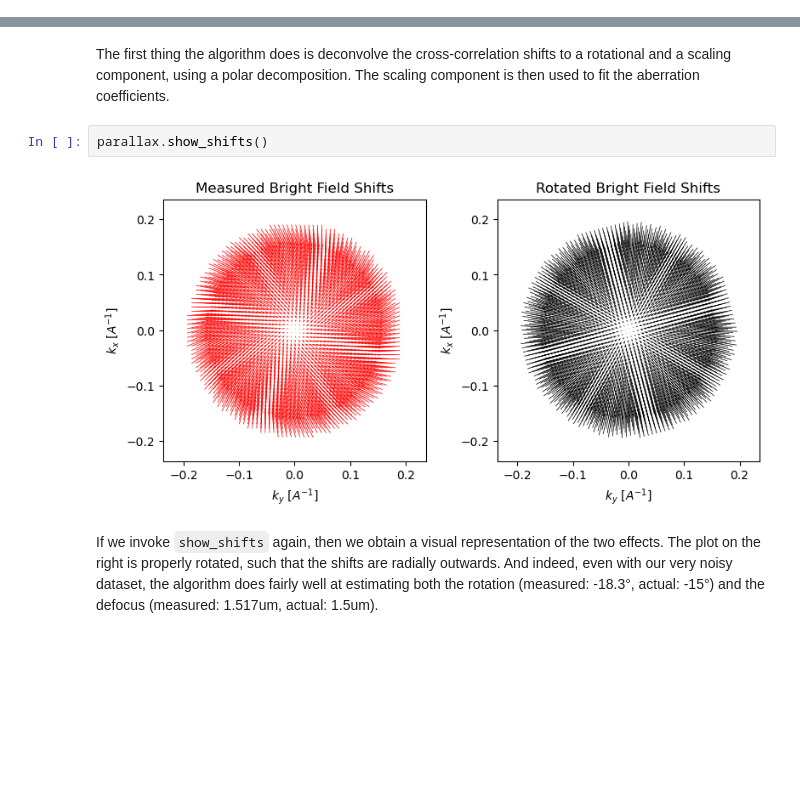
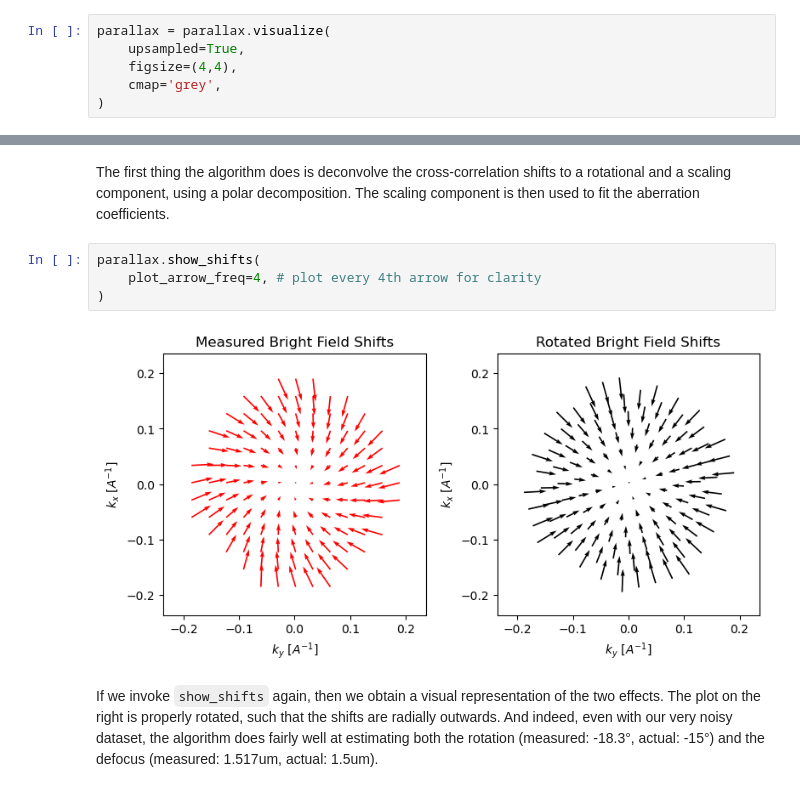
Before and after one commit to py4dstem/py4DSTEM_tutorials, a Jupyter notebook: notebooks/parallax_02.ipynb, the cells around one changed output, grey strips where cells are left out. Drawn from its saved outputs; the diff is of its cells as text; blank space fills up the shorter version.

```diff
--- a/notebooks/parallax_02.ipynb
+++ b/notebooks/parallax_02.ipynb
@@ -115,0 +120,6 @@ fig.tight_layout();
+# %%
+parallax = parallax.visualize(
+    upsampled=True,
+    figsize=(4,4),
+    cmap='grey',
+)
@@ -131,9 +146,11 @@ Transpose              = False
 The first thing the algorithm does is deconvolve the cross-correlation shifts to a rotational and a scaling component, using a polar decomposition.
 The scaling component is then used to fit the aberration coefficients.
 # %%
-parallax.show_shifts()
+parallax.show_shifts(
+    plot_arrow_freq=4, # plot every 4th arrow for clarity
+)
 # %% [output]
-[figure, old version]
+[figure, new version]
 # %% [markdown]
 If we invoke `show_shifts` again, then we obtain a visual representation of the two effects. The plot on the right is properly rotated, such that the shifts are radially outwards. And indeed, even with our very noisy dataset, the algorithm does fairly well at estimating both the rotation (measured: -18.3°, actual: -15°) and the defocus (measured: 1.517um, actual: 1.5um).
 # %%
```
Also changed, not shown: parts of 10 cells of this notebook, 2 other files.
